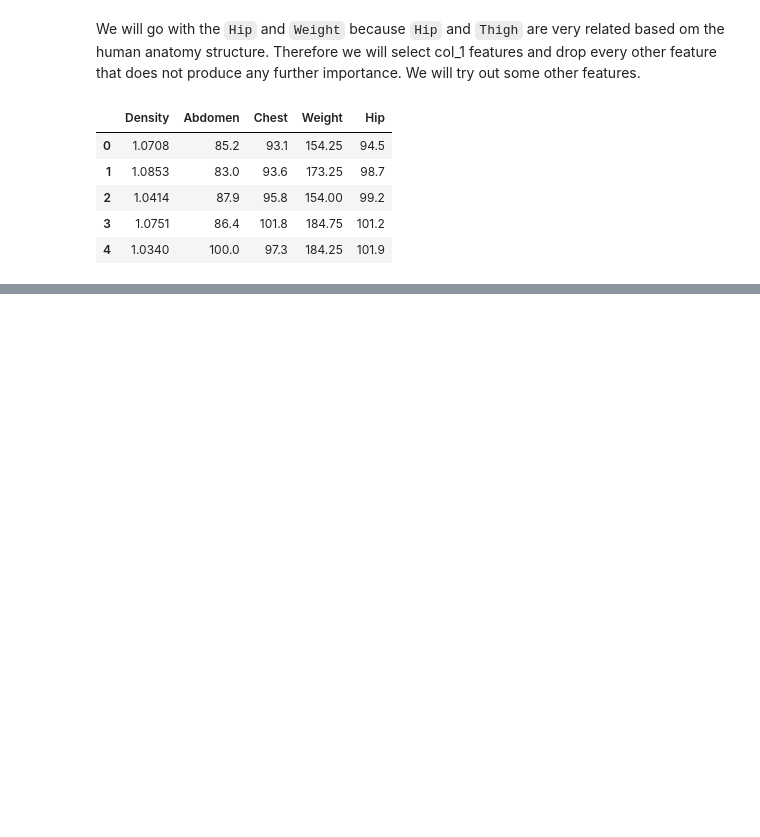
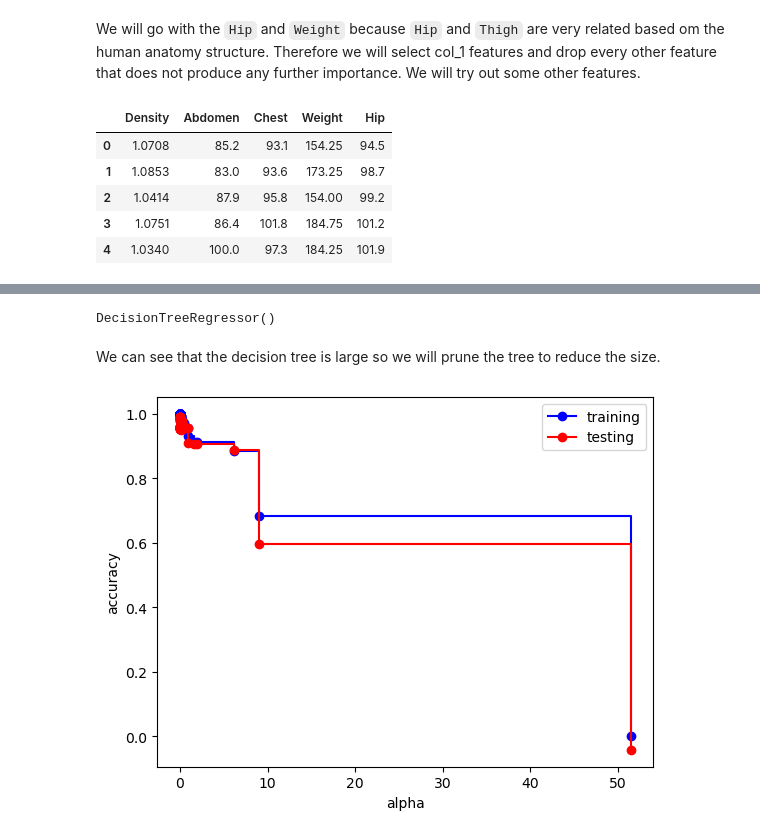
Before and after one commit to lawalsegun2025/body_fat_estimator, a Jupyter notebook: body_fat_predictor.ipynb, the cells around one changed output, grey strips where cells are left out. Saved outputs shown, nothing was run; the diff lists cells and outputs as text; code cells hidden in the pictures; blank space fills up the shorter version.

Commit message:
plot tree

```diff
--- a/body_fat_predictor.ipynb
+++ b/body_fat_predictor.ipynb
@@ -449,0 +445,6 @@ reg.fit(X_train,)
+# %%
+# Build a decision tree model
+reg = DecisionTreeRegressor()
+reg.fit(X_train, y_train)
+# %% [output]
+DecisionTreeRegressor()
@@ -449,0 +455,29 @@ reg.fit(X_train,)
+# %% [markdown]
+We can see that the decision tree is large so we will prune the tree to reduce the size.
+# %%
+# prune the decision tree
+path = reg.cost_complexity_pruning_path(X_train, y_train)
+ccp_alpha = path.ccp_alphas
+# %%
+# train different models with different ccp_alpha values
+alpha_list = []
+for i in range(len(ccp_alpha)):
+    reg = DecisionTreeRegressor(ccp_alpha=ccp_alpha[i])
+    reg.fit(X_train, y_train)
+    alpha_list.append(reg)
+# %%
+# get the train and test scores
+train_score = [alpha_list[i].score(X_train, y_train) for i in range(len(alpha_list))]
+
+test_score = [alpha_list[i].score(X_test, y_test) for i in range(len(alpha_list))]
+# %%
+# Plot the train and test scores
+plt.xlabel("alpha")
+plt.ylabel("accuracy")
+plt.plot(ccp_alpha, train_score, marker="o", label="training",
+        color="blue", drawstyle="steps-post")
+plt.plot(ccp_alpha, test_score, marker="o", label="testing",
+        color="red", drawstyle="steps-post");
+plt.legend();
+# %% [output]
+[figure, added]
```
Also changed, not shown: parts of 10 cells of this notebook.
